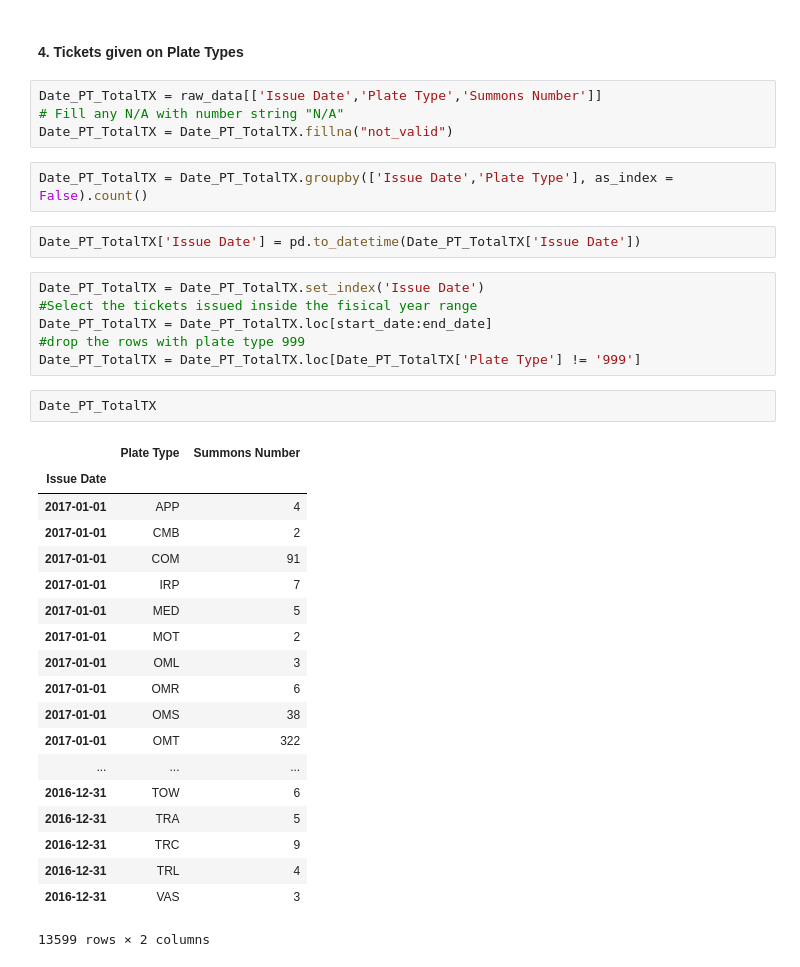
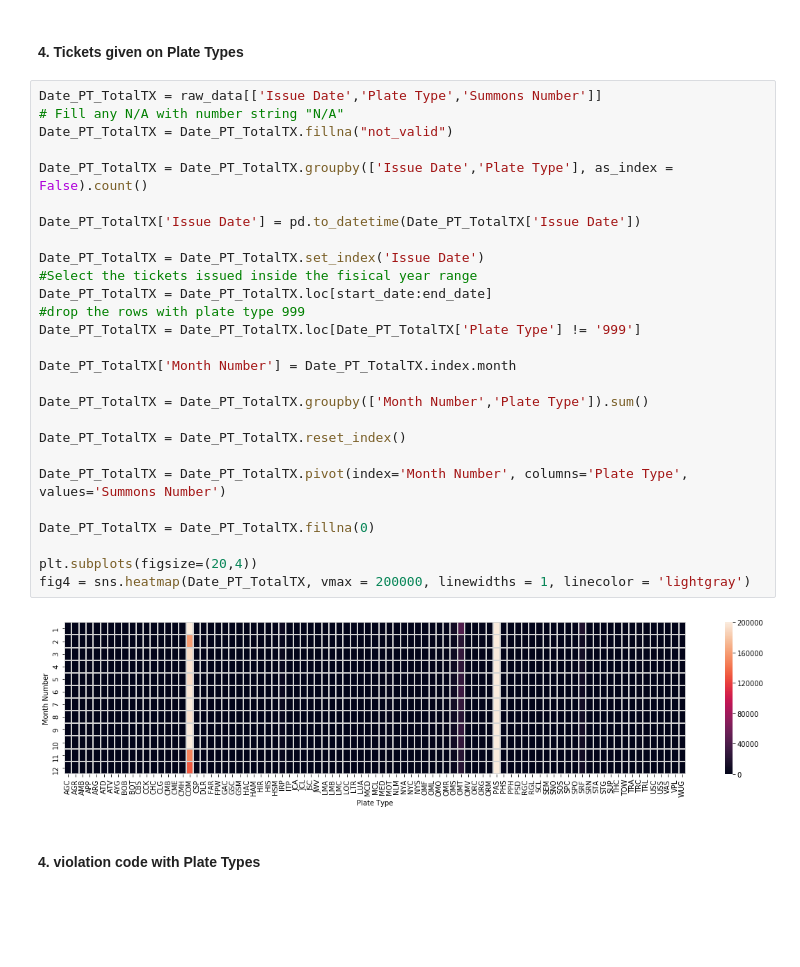
Before and after one commit to siuyik11/NYC_parking_ticket_analysis, a Jupyter notebook: NYC_parking_ticket_analysis.ipynb, the cells around one changed output. Saved outputs shown, nothing was run; the diff lists cells and outputs as text; blank space fills up the shorter version.

```diff
--- a/NYC_parking_ticket_analysis.ipynb
+++ b/NYC_parking_ticket_analysis.ipynb
@@ -79,38 +79,33 @@ fig3 = sns.swarmplot(x = "Month", y = "Total Tickets", data = Date_Total, order
 # %% [markdown]
 #### 4. Tickets given on Plate Types
-# %%
-Date_PT_TotalTX = raw_data[['Issue Date','Plate Type','Summons Number']]
-# Fill any N/A with number string "N/A"
-Date_PT_TotalTX = Date_PT_TotalTX.fillna("not_valid")
-# %%
-Date_PT_TotalTX = Date_PT_TotalTX.groupby(['Issue Date','Plate Type'], as_index = False).count()
-# %%
-Date_PT_TotalTX['Issue Date'] = pd.to_datetime(Date_PT_TotalTX['Issue Date'])
-# %%
-Date_PT_TotalTX = Date_PT_TotalTX.set_index('Issue Date')
-#Select the tickets issued inside the fisical year range
-Date_PT_TotalTX = Date_PT_TotalTX.loc[start_date:end_date]
-#drop the rows with plate type 999
-Date_PT_TotalTX = Date_PT_TotalTX.loc[Date_PT_TotalTX['Plate Type'] != '999']
-# %%
-Date_PT_TotalTX
-# %% [output]
-|  | Plate Type | Summons Number |
-| Issue Date |  |  |
-| 2017-01-01 | APP | 4 |
-| 2017-01-01 | CMB | 2 |
-| 2017-01-01 | COM | 91 |
-| 2017-01-01 | IRP | 7 |
-| 2017-01-01 | MED | 5 |
-| 2017-01-01 | MOT | 2 |
-| 2017-01-01 | OML | 3 |
-| 2017-01-01 | OMR | 6 |
-| 2017-01-01 | OMS | 38 |
-| 2017-01-01 | OMT | 322 |
-| ... | ... | ... |
-| 2016-12-31 | TOW | 6 |
-| 2016-12-31 | TRA | 5 |
-| 2016-12-31 | TRC | 9 |
-| 2016-12-31 | TRL | 4 |
-| 2016-12-31 | VAS | 3 |
-13599 rows × 2 columns
+# %%
+Date_PT_TotalTX = raw_data[['Issue Date','Plate Type','Summons Number']]
+# Fill any N/A with number string "N/A"
+Date_PT_TotalTX = Date_PT_TotalTX.fillna("not_valid")
+
+Date_PT_TotalTX = Date_PT_TotalTX.groupby(['Issue Date','Plate Type'], as_index = False).count()
+
+Date_PT_TotalTX['Issue Date'] = pd.to_datetime(Date_PT_TotalTX['Issue Date'])
+
+Date_PT_TotalTX = Date_PT_TotalTX.set_index('Issue Date')
+#Select the tickets issued inside the fisical year range
+Date_PT_TotalTX = Date_PT_TotalTX.loc[start_date:end_date]
+#drop the rows with plate type 999
+Date_PT_TotalTX = Date_PT_TotalTX.loc[Date_PT_TotalTX['Plate Type'] != '999']
+
+Date_PT_TotalTX['Month Number'] = Date_PT_TotalTX.index.month
+
+Date_PT_TotalTX = Date_PT_TotalTX.groupby(['Month Number','Plate Type']).sum()
+
+Date_PT_TotalTX = Date_PT_TotalTX.reset_index()
+
+Date_PT_TotalTX = Date_PT_TotalTX.pivot(index='Month Number', columns='Plate Type', values='Summons Number')
+
+Date_PT_TotalTX = Date_PT_TotalTX.fillna(0)
+
+plt.subplots(figsize=(20,4))
+fig4 = sns.heatmap(Date_PT_TotalTX, vmax = 200000, linewidths = 1, linecolor = 'lightgray')
+# %% [output]
+[figure, added]
+# %% [markdown]
+#### 4. violation code with Plate Types
```
Also changed, not shown: parts of 10 cells of this notebook.
